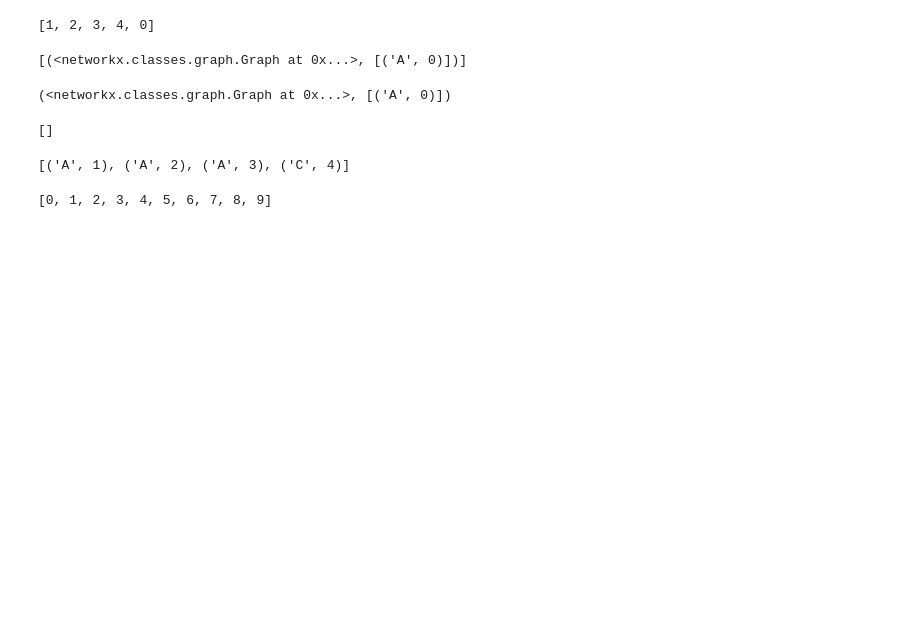
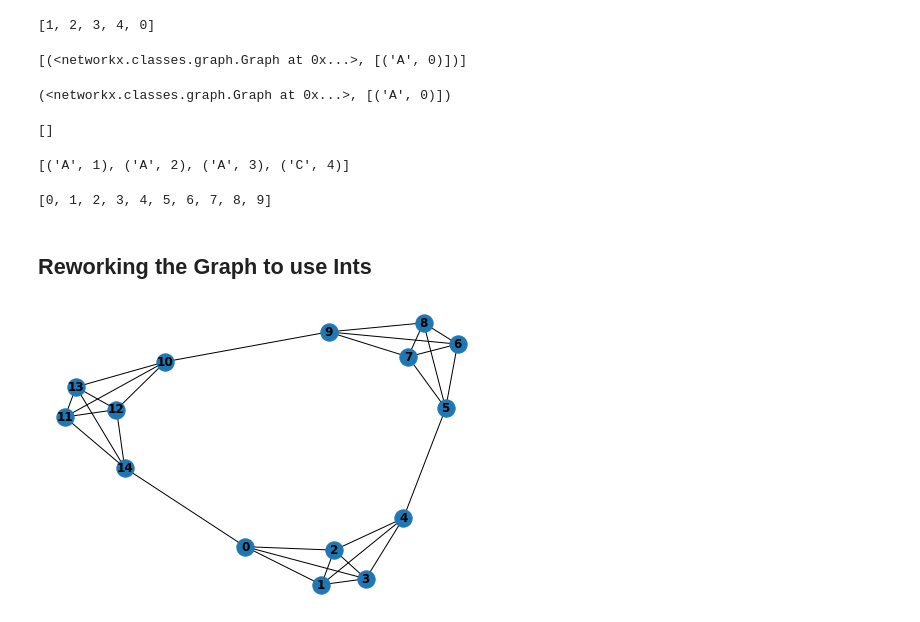
Before and after one commit to APRashedAhmed/predictive-event-segmentation, a Jupyter notebook: docs/source/workbooks/wb-2.0.0-Generating-the-Schapiro-Graph.ipynb, the cells around one changed output. Cells and saved outputs as stored; diff of their text form; code cells hidden in the pictures; blank space fills up the shorter version.

Commit message:
ENH: Made the graph structure use ints instead of tuples

```diff
--- a/docs/source/workbooks/wb-2.0.0-Generating-the-Schapiro-Graph.ipynb
+++ b/docs/source/workbooks/wb-2.0.0-Generating-the-Schapiro-Graph.ipynb
@@ -479,3 +479,66 @@ list(graph.neighbors(path[-1]))
 list(range(10))
 # %% [output]
 [0, 1, 2, 3, 4, 5, 6, 7, 8, 9]
+# %% [markdown]
+## Reworking the Graph to use Ints
+# %%
+def schapiro_pentagon(offset=0, weight=1):
+    """Creates a pentagon of nodes and edges like in the paper.
+
+    Parameters
+    ----------
+    offset : int (optional)
+    	Offset to start the numbering of the nodes
+
+    weight : int (optional)
+    	Weight of edges.
+
+    Returns
+    -------
+    G : nx.Graph
+    	Graph that contains the nodes and edges for the pentagon
+    """
+    G = nx.Graph()
+    G.add_nodes_from(range(offset, offset+5))
+
+    nodes_list = list(G.nodes)
+    border_nodes = [nodes_list[0], nodes_list[-1]]
+    for i, node_1 in enumerate(nodes_list[:-1]):
+        for node_2 in nodes_list[i+1:]:
+            if node_1 in border_nodes and node_2 in border_nodes:
+                continue
+            G.add_edge(node_1, node_2, weight=weight)
+    return G
+
+def schapiro_graph(n_pentagons=3, weight=1):
+    """Creates the full schapiro graph that is a collection of pentagon nodes.
+
+    Parameters
+    ----------
+    n_pentagons : int (optional)
+    	Number of pentagons to include in the graph
+
+    weight : int (optional)
+    	Weight of edges.
+
+    Returns
+    -------
+    G : nx.Graph
+    	Graph that contains the nodes and edges for the full schapiro graph
+    """
+    G = nx.Graph()
+
+    # Add each community to the full graph
+    pentagons = [schapiro_pentagon(offset=i*5) for i in range(n_pentagons)]
+    [G.add_edges_from(pentagon.edges, weight=weight) for pentagon in pentagons]
+
+    # Connect each community together
+    for i in range(n_pentagons-1):
+        G.add_edge(list(pentagons[i])[0], list(pentagons[i-1])[-1], weight=weight)
+        G.add_edge(list(pentagons[i])[4], list(pentagons[i+1])[0], weight=weight)
+
+    return G
+
+nx.draw(schapiro_graph(), with_labels=True, font_weight='bold')
+# %% [output]
+[figure, added]
```
Also changed, not shown: 1 other file.
